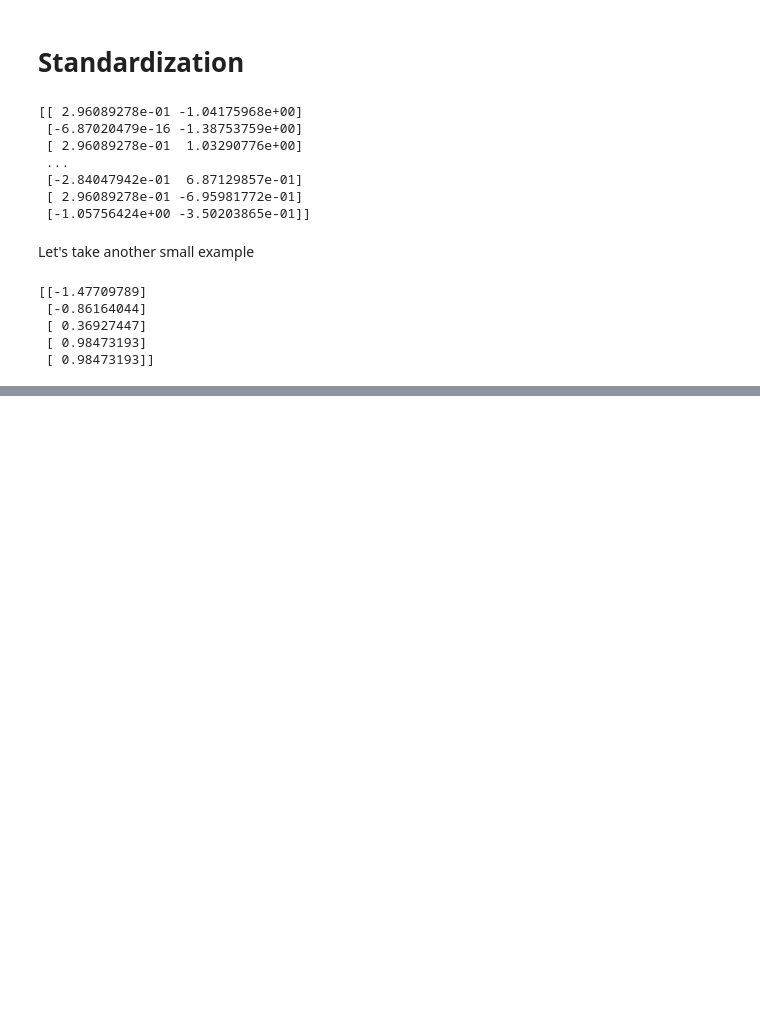
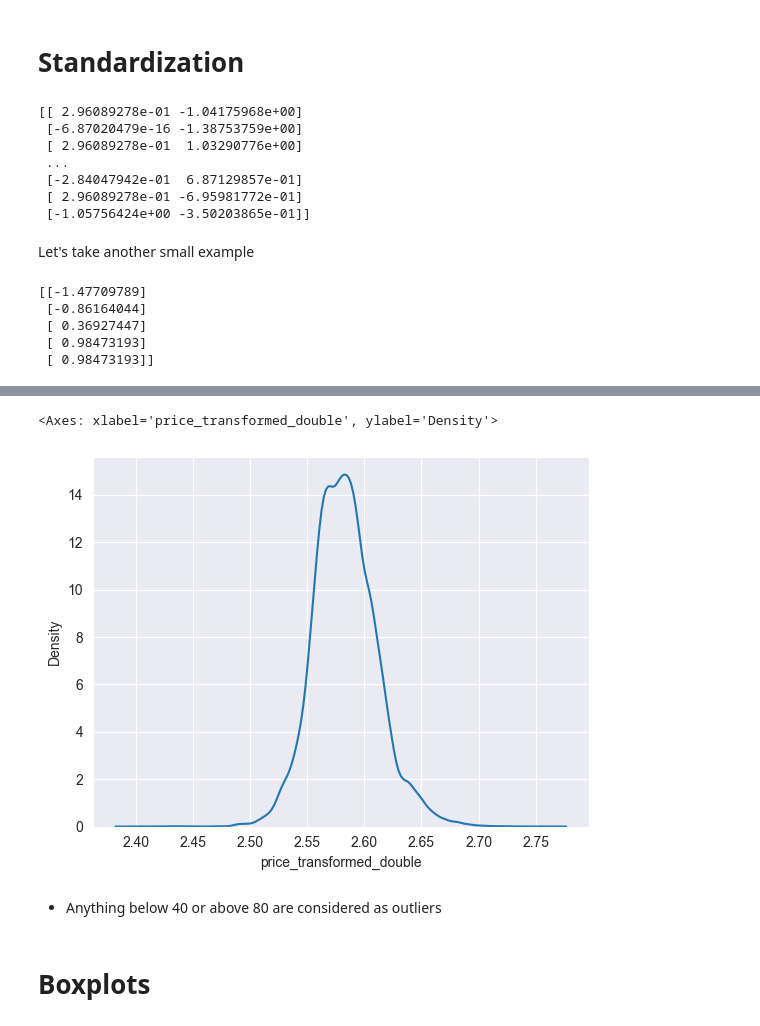
Before and after one commit to amirhosseinhamidian/EDA, a Jupyter notebook: Handling Missing Values.ipynb, the cells around one changed output, grey strips where cells are left out. Saved outputs shown, nothing was run; the diff lists cells and outputs as text; code cells hidden in the pictures; blank space fills up the shorter version.

```diff
--- a/Handling Missing Values.ipynb
+++ b/Handling Missing Values.ipynb
@@ -343,0 +443,2 @@ print(normalized_arr_ss)
+# %%
+data['price_transformed_double'] = np.log(data.price_transformed)
@@ -343,0 +459,9 @@ print(normalized_arr_ss)
+# %%
+sns.kdeplot(data.price_transformed_double)
+# %% [output]
+<Axes: xlabel='price_transformed_double', ylabel='Density'>
+[figure, added]
+# %% [markdown]
+- Anything below 40 or above 80 are considered as outliers
+# %% [markdown]
+# Boxplots
```
Also changed, not shown: parts of 45 cells of this notebook, 1 other file.
